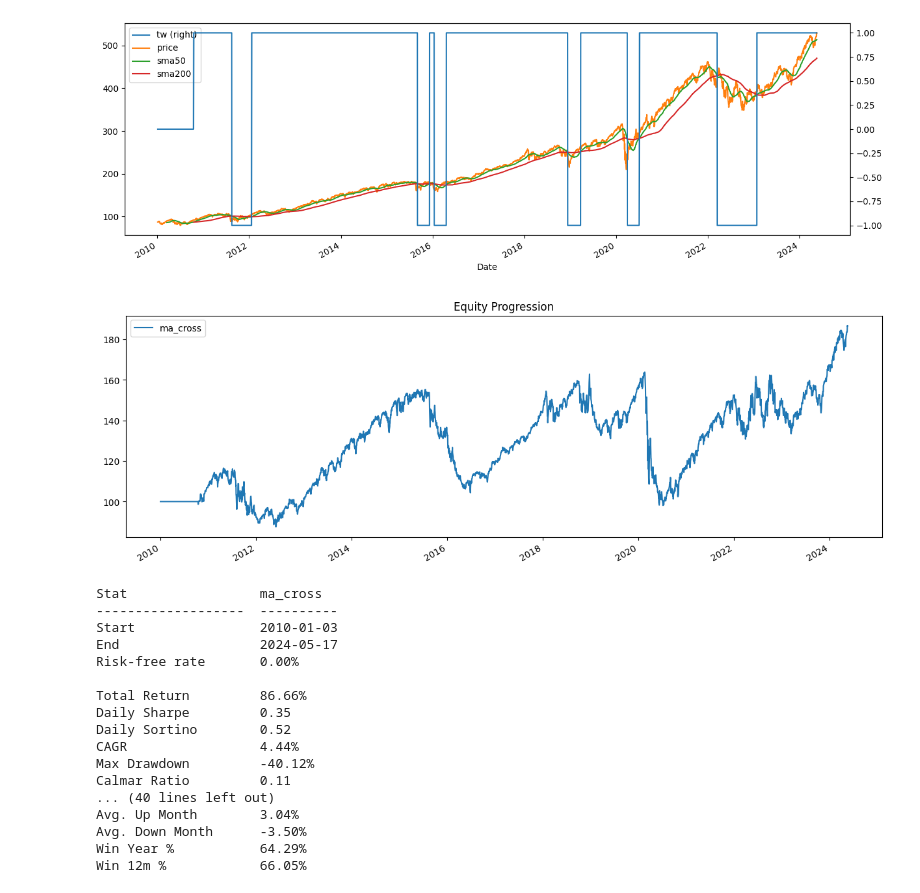
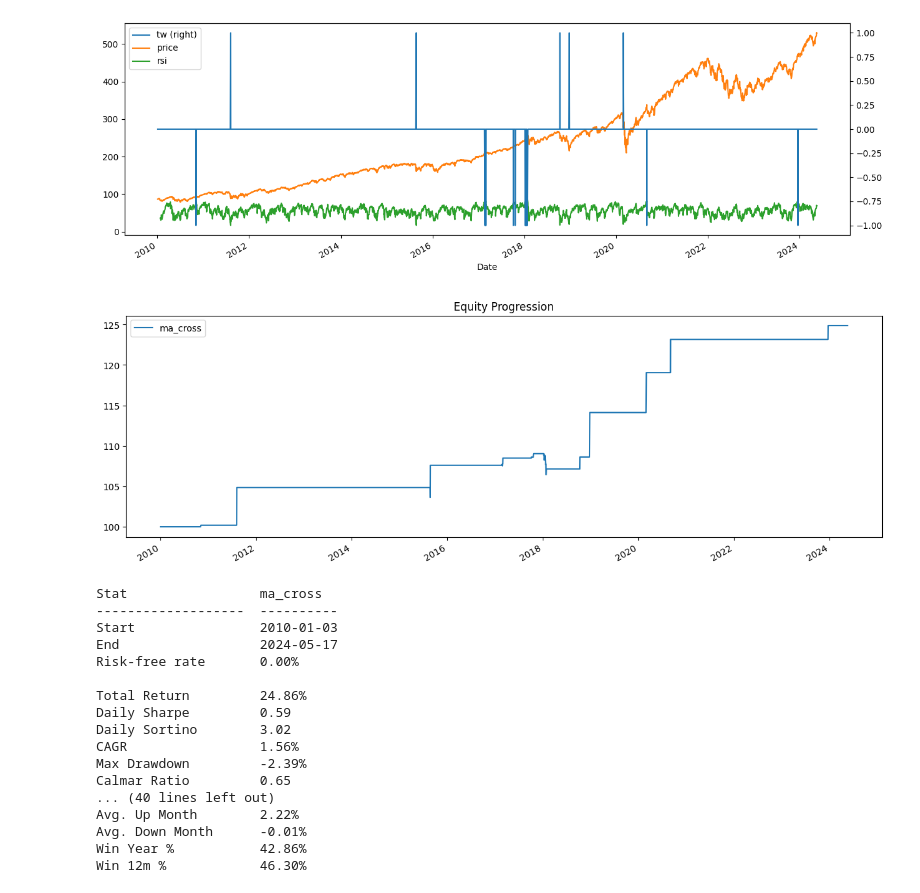
Before and after one commit to JustLikeThis101/bt-tutorial, a Jupyter notebook: SMA Crossover Strategy.ipynb, the cells around one changed output. Drawn from its saved outputs; the diff is of its cells as text; code cells hidden in the pictures.

```diff
--- a/SMA Crossover Strategy.ipynb
+++ b/SMA Crossover Strategy.ipynb
@@ -83,0 +38,9 @@ tw[sma200.isnull()] = 0.0
+# %%
+rsi = data.apply(lambda x: ta.RSI(x, timeperiod=14))
+# %%
+## now we need to calculate our target weight DataFrame
+# first we will copy the sma200 DataFrame since our weights will have the same strucutre
+tw = rsi.copy()
+# set appropriate target weights
+# %%
+tw[:] = 0
@@ -83,0 +64,6 @@ tw[sma200.isnull()] = 0.0
+# %%
+tw[rsi <=  20] = 1
+tw[rsi >= 80] = -1
+# here we will set the weight to 0 - this is because the sma200 needs 200 data points before
+# calculating its first point. Therefore, it will start with a bunch of nulls (NaNs).
+tw[rsi.isnull()] = 0.0
@@ -84,10 +121,10 @@ tw[sma200.isnull()] = 0.0
 # %%
 # plot the target weights + chart of price & SMAs
-tmp = bt.merge(tw, data, sma50, sma200)
-tmp.columns = ['tw', 'price', 'sma50', 'sma200']
+tmp = bt.merge(tw, data, rsi)
+tmp.columns = ['tw', 'price', 'rsi']
 ax = tmp.plot(figsize=(15,5), secondary_y=['tw'])
 # %% [output]
-[figure, old version]
+[figure, new version]
 # %%
 ma_cross = bt.Strategy('ma_cross', [WeighTarget(tw),
                                     bt.algos.Rebalance()])
@@ -97,7 +134,7 @@ res = bt.run(t)
 # %%
 res.plot();
 # %% [output]
-[figure, old version]
+[figure, new version]
 # %%
 res.display()
 # %% [output]
@@ -107,14 +144,14 @@ Start                2010-01-03
 End                  2024-05-17
 Risk-free rate       0.00%
 
-Total Return         86.66%
-Daily Sharpe         0.35
-Daily Sortino        0.52
-CAGR                 4.44%
-Max Drawdown         -40.12%
-Calmar Ratio         0.11
+Total Return         24.86%
+Daily Sharpe         0.59
+Daily Sortino        3.02
+CAGR                 1.56%
+Max Drawdown         -2.39%
+Calmar Ratio         0.65
 ... (40 lines left out)
-Avg. Up Month        3.04%
-Avg. Down Month      -3.50%
-Win Year %           64.29%
-Win 12m %            66.05%
+Avg. Up Month        2.22%
+Avg. Down Month      -0.01%
+Win Year %           42.86%
+Win 12m %            46.30%
```
Also changed, not shown: parts of 8 cells of this notebook, 1 other file.
